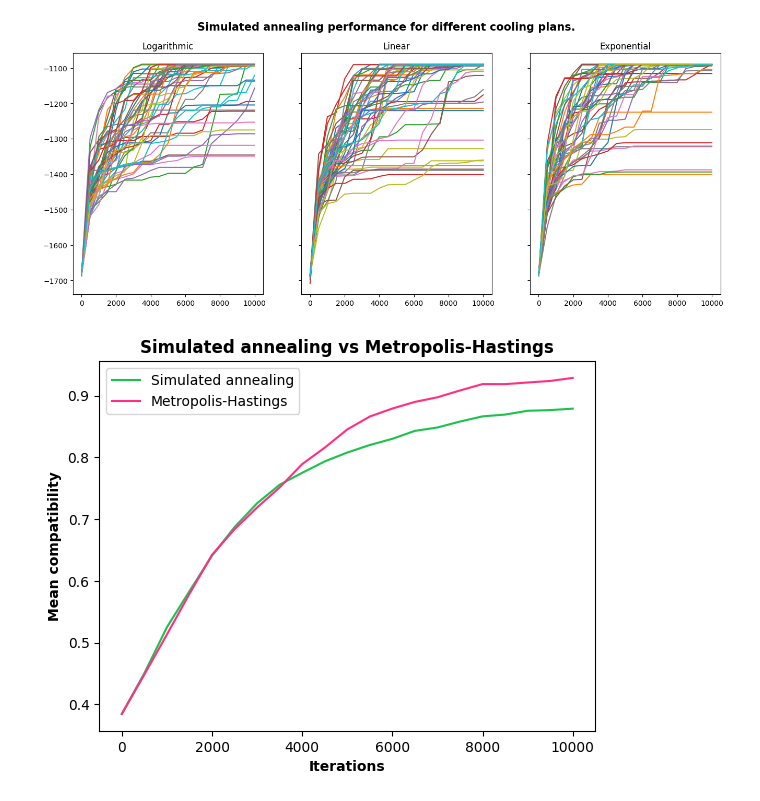
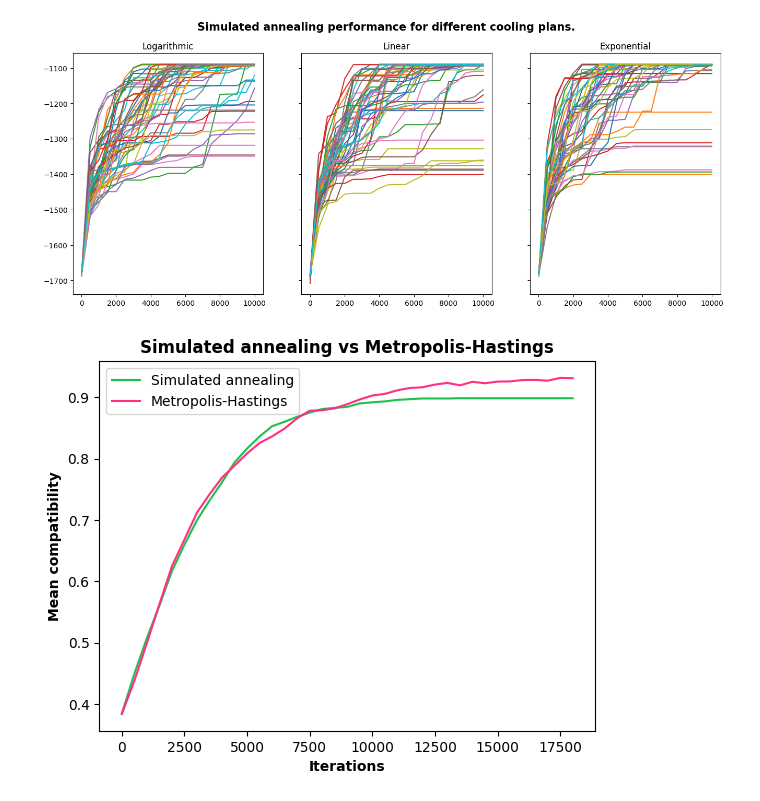
Before and after one commit to vecel/mcmc-decipher, a Jupyter notebook: notebooks/simulated_annealing_example.ipynb, the cells around one changed output. Cells and saved outputs as stored; diff of their text form; code cells hidden in the pictures.

```diff
--- a/notebooks/simulated_annealing_example.ipynb
+++ b/notebooks/simulated_annealing_example.ipynb
@@ -50,27 +50,27 @@ for i, plan in enumerate(plans):
 # %% [output]
 [figure]
 # %%
-n = 5000
-rep = 2
+n = 6000
+rep = 3
 iters = n*rep
-plan = [np.log(k+1) + 100 for k in range(n)]
+plan = [1.01**k for k in range(n)]
 attempts = 100
 
 annealing = np.zeros(int(iters/500 + 1))
 metropolis = np.zeros(int(iters/500 + 1))
 for i in range(attempts):
     _, _, texts_def = decode_MCMC(encoded_text, perc_dict, iters, freq_based_encryption_dict)
     _, _, texts_ann = decode_MCMC_SA(encoded_text, perc_dict, plan, rep, freq_based_encryption_dict)
 
     metropolis = metropolis + np.array(eval_solution_lw(text, texts_def))
     annealing = annealing + np.array(eval_solution_lw(text, texts_ann))
 
 plt.plot(list(range(0, iters+1, 500)), annealing/attempts, label = "Simulated annealing", color="#1EC14E")
 plt.plot(list(range(0, iters+1, 500)), metropolis/attempts, label = "Metropolis-Hastings", color="#FF3083")
 plt.ylabel("Mean compatibility", fontweight = 'bold')
 plt.xlabel("Iterations", fontweight = 'bold')
 plt.title("Simulated annealing vs Metropolis-Hastings", fontweight="bold")
 plt.legend()
 plt.show()
 # %% [output]
-[figure, old version]
+[figure, new version]
```
Also changed, not shown: 5 other files.
